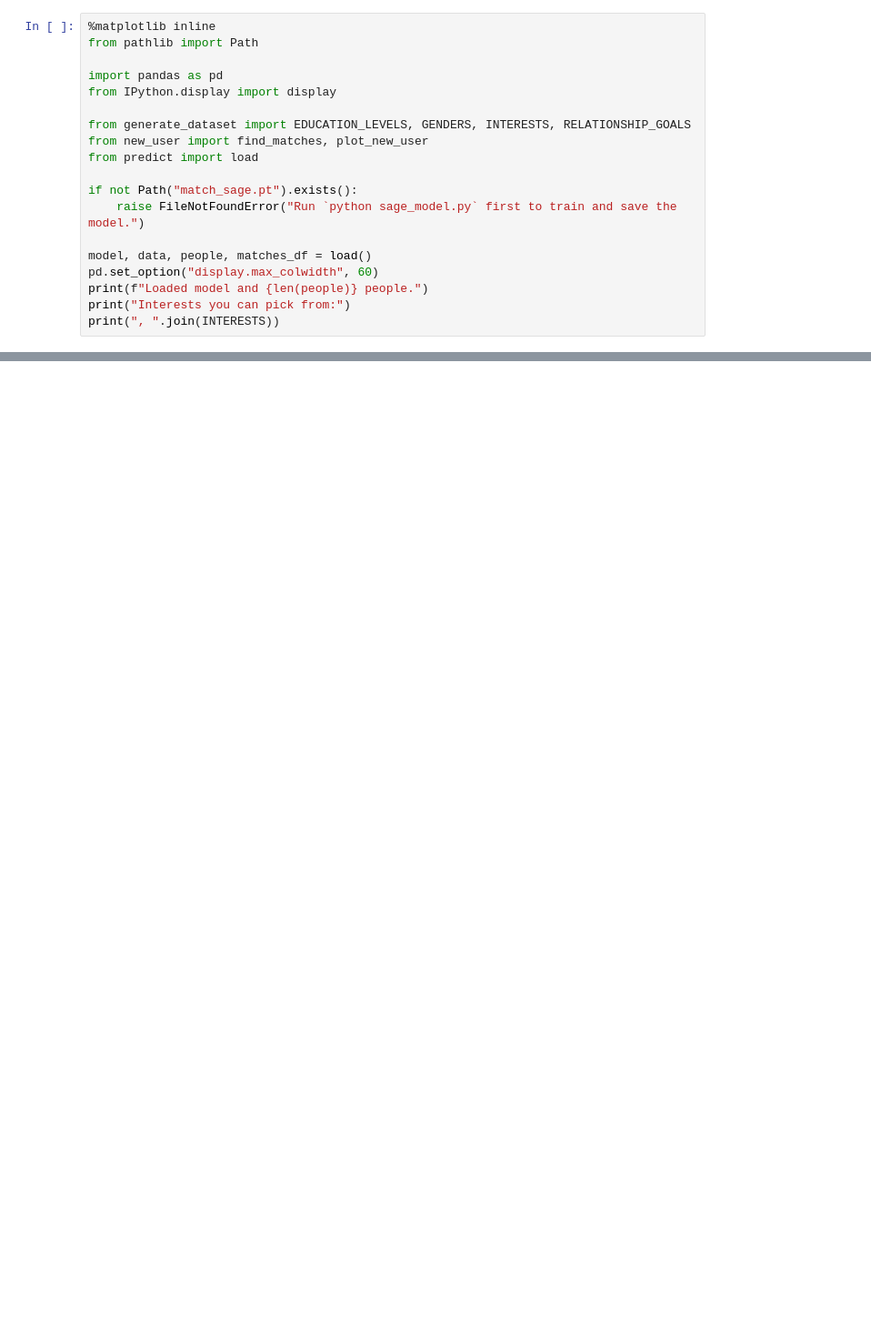
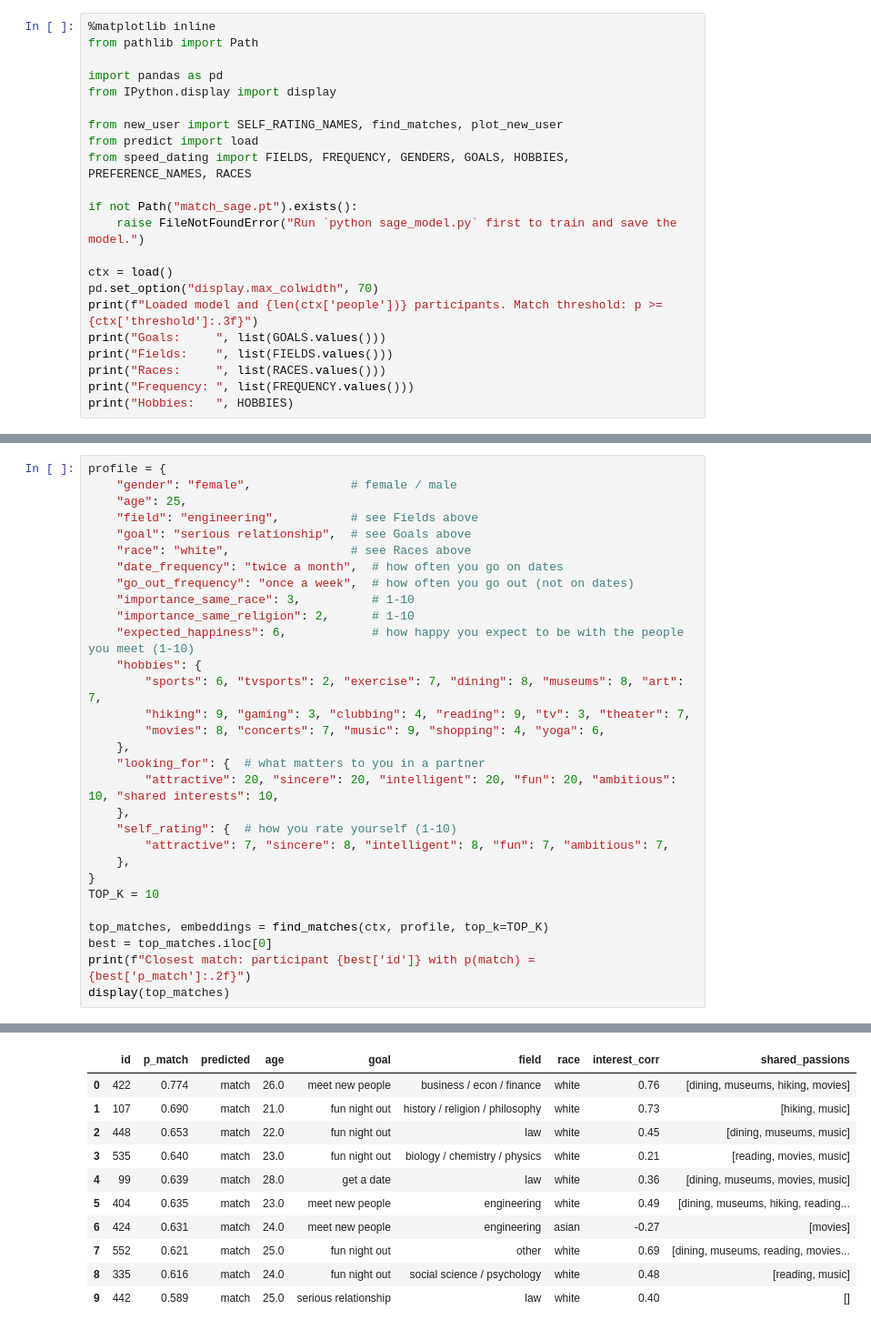
Before and after one commit to KacperKuznik/dating-app-gnn, a Jupyter notebook: find_my_match.ipynb, the cells around one changed output, grey strips where cells are left out. Shown at 91% size. Cells and saved outputs as stored; diff of their text form; blank space fills up the shorter version.

Commit message:
speed dating

```diff
--- a/find_my_match.ipynb
+++ b/find_my_match.ipynb
@@ -16,16 +19,19 @@ from pathlib import Path
 import pandas as pd
 from IPython.display import display
 
-from generate_dataset import EDUCATION_LEVELS, GENDERS, INTERESTS, RELATIONSHIP_GOALS
-from new_user import find_matches, plot_new_user
+from new_user import SELF_RATING_NAMES, find_matches, plot_new_user
 from predict import load
+from speed_dating import FIELDS, FREQUENCY, GENDERS, GOALS, HOBBIES, PREFERENCE_NAMES, RACES
 
 if not Path("match_sage.pt").exists():
     raise FileNotFoundError("Run `python sage_model.py` first to train and save the model.")
 
-model, data, people, matches_df = load()
-pd.set_option("display.max_colwidth", 60)
-print(f"Loaded model and {len(people)} people.")
-print("Interests you can pick from:")
-print(", ".join(INTERESTS))
+ctx = load()
+pd.set_option("display.max_colwidth", 70)
+print(f"Loaded model and {len(ctx['people'])} participants. Match threshold: p >= {ctx['threshold']:.3f}")
+print("Goals:     ", list(GOALS.values()))
+print("Fields:    ", list(FIELDS.values()))
+print("Races:     ", list(RACES.values()))
+print("Frequency: ", list(FREQUENCY.values()))
+print("Hobbies:   ", HOBBIES)
 # %% [output]
@@ -70,0 +50,31 @@ agrees with it.
+# %%
+profile = {
+    "gender": "female",              # female / male
+    "age": 25,
+    "field": "engineering",          # see Fields above
+    "goal": "serious relationship",  # see Goals above
+    "race": "white",                 # see Races above
+    "date_frequency": "twice a month",  # how often you go on dates
+    "go_out_frequency": "once a week",  # how often you go out (not on dates)
+    "importance_same_race": 3,          # 1-10
+    "importance_same_religion": 2,      # 1-10
+    "expected_happiness": 6,            # how happy you expect to be with the people you meet (1-10)
+    "hobbies": {
+        "sports": 6, "tvsports": 2, "exercise": 7, "dining": 8, "museums": 8, "art": 7,
+        "hiking": 9, "gaming": 3, "clubbing": 4, "reading": 9, "tv": 3, "theater": 7,
+        "movies": 8, "concerts": 7, "music": 9, "shopping": 4, "yoga": 6,
+    },
+    "looking_for": {  # what matters to you in a partner
+        "attractive": 20, "sincere": 20, "intelligent": 20, "fun": 20, "ambitious": 10, "shared interests": 10,
+    },
+    "self_rating": {  # how you rate yourself (1-10)
+        "attractive": 7, "sincere": 8, "intelligent": 8, "fun": 7, "ambitious": 7,
+    },
+}
+TOP_K = 10
+
+top_matches, embeddings = find_matches(ctx, profile, top_k=TOP_K)
+best = top_matches.iloc[0]
+print(f"Closest match: participant {best['id']} with p(match) = {best['p_match']:.2f}")
+display(top_matches)
+# %% [output]
@@ -70,0 +82,11 @@ agrees with it.
+|  | id | p_match | predicted | age | goal | field | race | interest_corr | shared_passions |
+| 0 | 422 | 0.774 | match | 26.0 | meet new people | business / econ / finance | white | 0.76 | [dining, museums, hiking, movies] |
+| 1 | 107 | 0.690 | match | 21.0 | fun night out | history / religion / philosophy | white | 0.73 | [hiking, music] |
+| 2 | 448 | 0.653 | match | 22.0 | fun night out | law | white | 0.45 | [dining, museums, music] |
+| 3 | 535 | 0.640 | match | 23.0 | fun night out | biology / chemistry / physics | white | 0.21 | [reading, movies, music] |
+| 4 | 99 | 0.639 | match | 28.0 | get a date | law | white | 0.36 | [dining, museums, movies, music] |
+| 5 | 404 | 0.635 | match | 23.0 | meet new people | engineering | white | 0.49 | [dining, museums, hiking, reading... |
+| 6 | 424 | 0.631 | match | 24.0 | meet new people | engineering | asian | -0.27 | [movies] |
+| 7 | 552 | 0.621 | match | 25.0 | fun night out | other | white | 0.69 | [dining, museums, reading, movies... |
+| 8 | 335 | 0.616 | match | 24.0 | fun night out | social science / psychology | white | 0.48 | [reading, music] |
+| 9 | 442 | 0.589 | match | 25.0 | serious relationship | law | white | 0.40 | [] |
```
Also changed, not shown: parts of 11 cells of this notebook, 16 other files.
